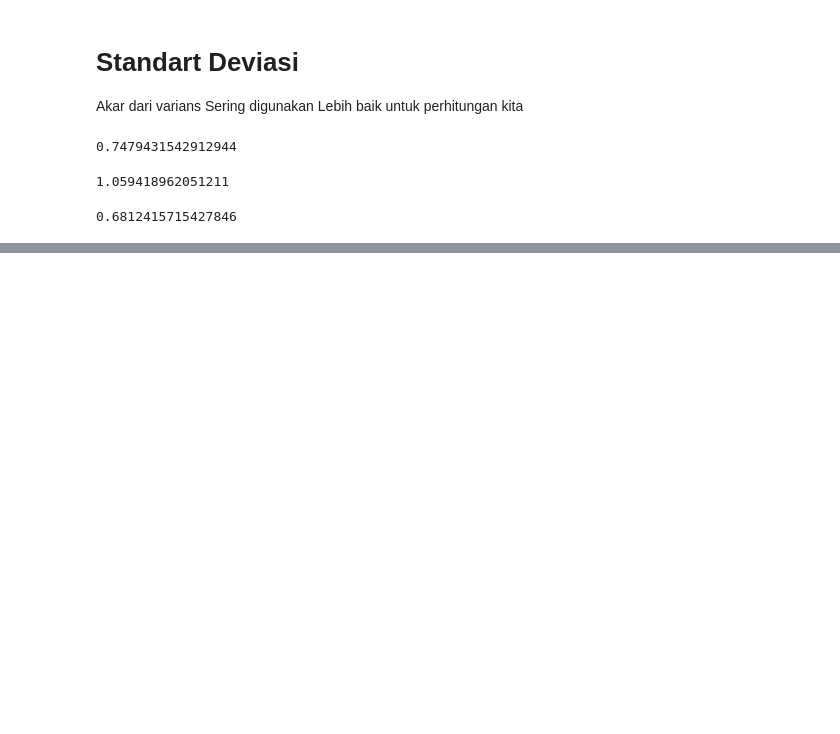
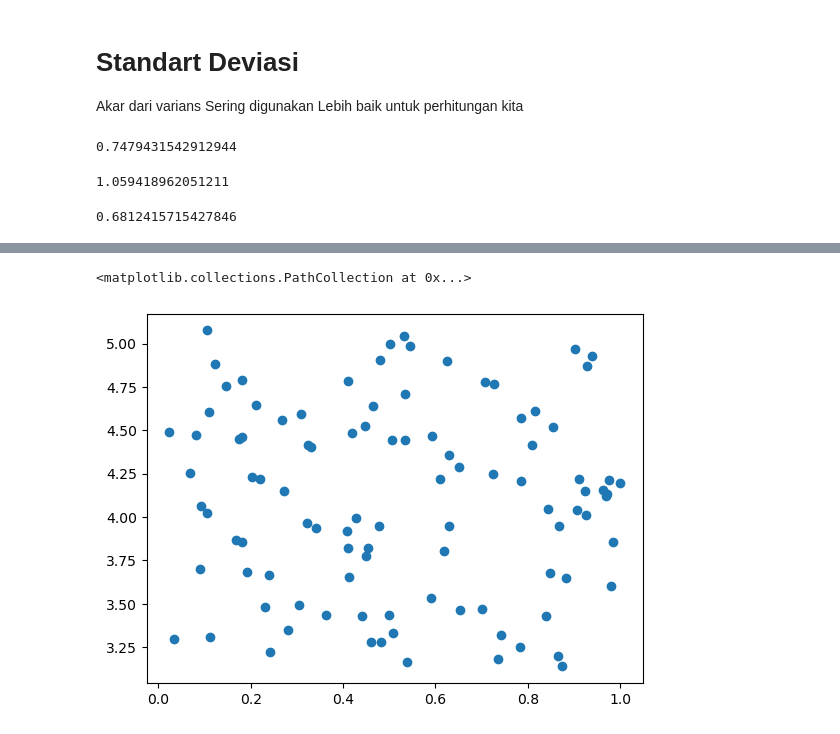
Before and after one commit to nuraln/stupend-lesson, a Jupyter notebook: Materi/09. Statistic descriptive/Untitled9.ipynb, the cells around one changed output, grey strips where cells are left out. Saved outputs shown, nothing was run; the diff lists cells and outputs as text; code cells hidden in the pictures; blank space fills up the shorter version.

```diff
--- a/Materi/09. Statistic descriptive/Untitled9.ipynb
+++ b/Materi/09. Statistic descriptive/Untitled9.ipynb
@@ -133,0 +243,12 @@ kalo numpy pake
+# %%
+x_corr = np.random.random(size=100)
+
+y1_corr = np.random.random(size=100)
+
+y2_corr = 3 - 2*y1_corr + np.random.random()
+y2_corr = 3 + 2*y1_corr + np.random.random()
+# %%
+plt.scatter(x=x_corr, y=y2_corr)
+# %% [output]
+<matplotlib.collections.PathCollection at 0x...>
+[figure, added]
```
Also changed, not shown: parts of 40 cells of this notebook.
